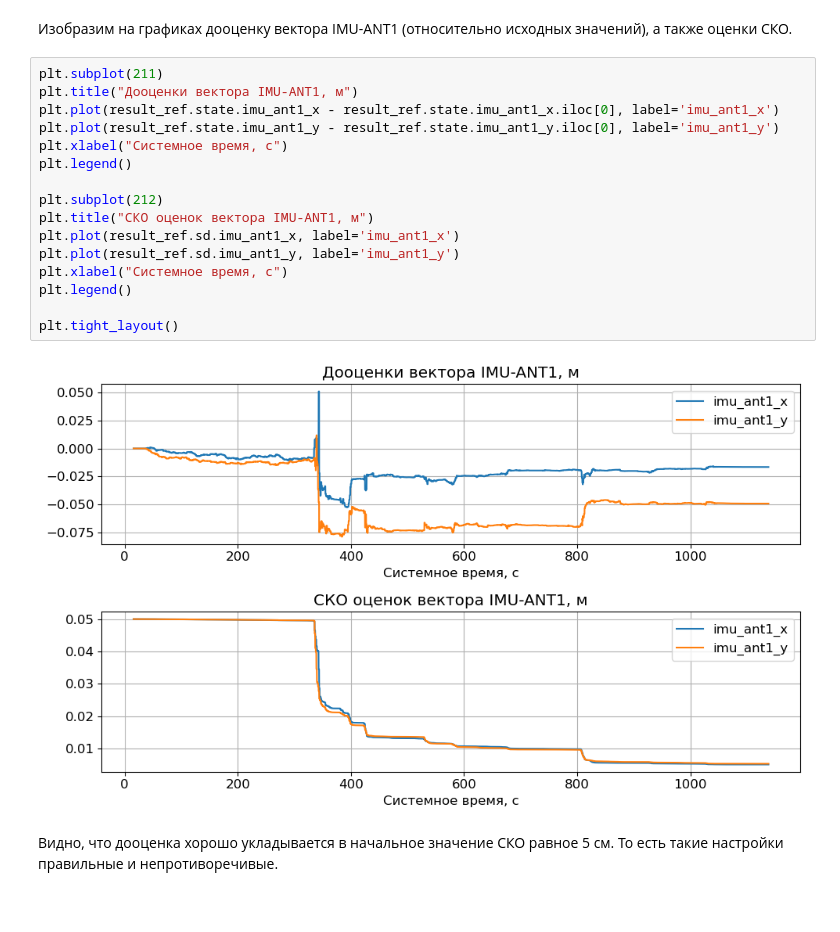
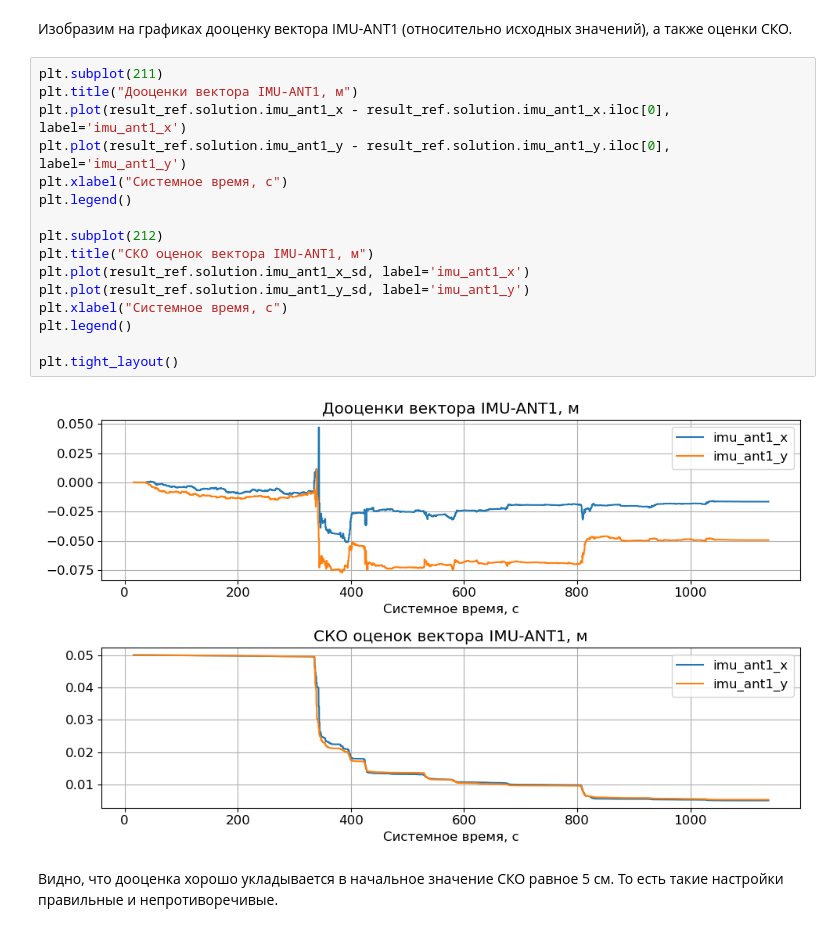
Before and after one commit to nmayorov/acrux-pp-tutorial, a Jupyter notebook: pp_analysis.ipynb, the cells around one changed output. Cells and saved outputs as stored; diff of their text form.

```diff
--- a/pp_analysis.ipynb
+++ b/pp_analysis.ipynb
@@ -165,21 +167,21 @@ result_ref.stats
 # %%
 plt.subplot(211)
 plt.title("Дооценки вектора IMU-ANT1, м")
-plt.plot(result_ref.state.imu_ant1_x - result_ref.state.imu_ant1_x.iloc[0], label='imu_ant1_x')
-plt.plot(result_ref.state.imu_ant1_y - result_ref.state.imu_ant1_y.iloc[0], label='imu_ant1_y')
+plt.plot(result_ref.solution.imu_ant1_x - result_ref.solution.imu_ant1_x.iloc[0], label='imu_ant1_x')
+plt.plot(result_ref.solution.imu_ant1_y - result_ref.solution.imu_ant1_y.iloc[0], label='imu_ant1_y')
 plt.xlabel("Системное время, с")
 plt.legend()
 
 plt.subplot(212)
 plt.title("СКО оценок вектора IMU-ANT1, м")
-plt.plot(result_ref.sd.imu_ant1_x, label='imu_ant1_x')
-plt.plot(result_ref.sd.imu_ant1_y, label='imu_ant1_y')
+plt.plot(result_ref.solution.imu_ant1_x_sd, label='imu_ant1_x')
+plt.plot(result_ref.solution.imu_ant1_y_sd, label='imu_ant1_y')
 plt.xlabel("Системное время, с")
 plt.legend()
 
 plt.tight_layout()
 # %% [output]
-[figure, old version]
+[figure, new version]
 # %% [markdown]
 Видно, что дооценка хорошо укладывается в начальное значение СКО равное 5 см.
 То есть такие настройки правильные и непротиворечивые.
```
Also changed, not shown: parts of 29 cells of this notebook.
